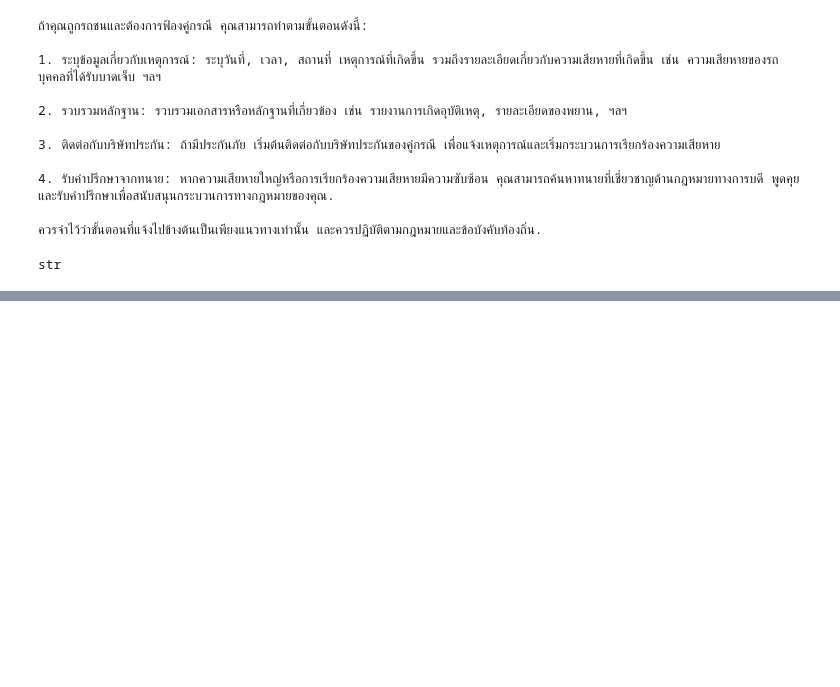
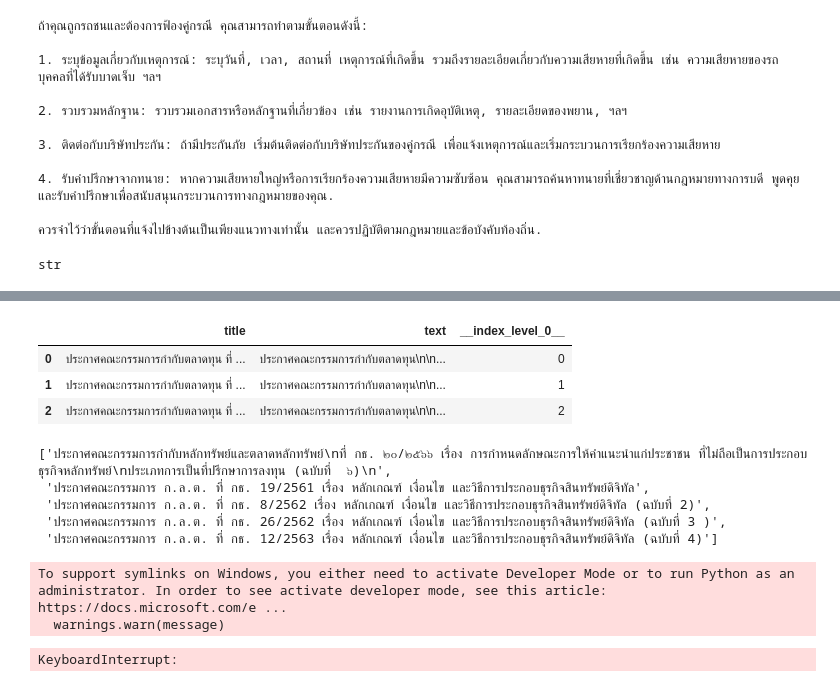
Before and after one commit to HikariJadeEmpire/LawDocuments-Chatbot, a Jupyter notebook: app/test.ipynb, the cells around one changed output, grey strips where cells are left out. Saved outputs shown, nothing was run; the diff lists cells and outputs as text; code cells hidden in the pictures; blank space fills up the shorter version.

```diff
--- a/app/test.ipynb
+++ b/app/test.ipynb
@@ -515,0 +520,4 @@ str
+# %%
+from datasets import load_dataset
+
+dataset = load_dataset("pythainlp/thailaw-v1.0", split='train')
@@ -515,0 +556,40 @@ str
+# %%
+df_pandas = dataset.to_pandas()
+df_pandas.head(3)
+# %% [output]
+|  | title | text | __index_level_0__ |
+| 0 | ประกาศคณะกรรมการกำกับตลาดทุน ที่ ... | ประกาศคณะกรรมการกํากับตลาดทุน\n\n... | 0 |
+| 1 | ประกาศคณะกรรมการกำกับตลาดทุน ที่ ... | ประกาศคณะกรรมการกํากับตลาดทุน\n\n... | 1 |
+| 2 | ประกาศคณะกรรมการกำกับตลาดทุน ที่ ... | ประกาศคณะกรรมการกํากับตลาดทุน\n\n... | 2 |
+# %%
+dataset['title'][85:90]
+# %% [output]
+['ประกาศคณะกรรมการกำกับหลักทรัพย์และตลาดหลักทรัพย์\nที่ กธ. ๒๐/๒๕๖๖ เรื่อง การกำหนดลักษณะการให้คำแนะนำแก่ประชาชน ที่ไม่ถือเป็นการประกอบธุรกิจหลักทรัพย์\nประเภทการเป็นที่ปรึกษาการลงทุน (ฉบับที่  ๖)\n',
+ 'ประกาศคณะกรรมการ ก.ล.ต. ที่ กธ. 19/2561 เรื่อง หลักเกณฑ์ เงื่อนไข และวิธีการประกอบธุรกิจสินทรัพย์ดิจิทัล',
+ 'ประกาศคณะกรรมการ ก.ล.ต. ที่ กธ. 8/2562 เรื่อง หลักเกณฑ์ เงื่อนไข และวิธีการประกอบธุรกิจสินทรัพย์ดิจิทัล (ฉบับที่ 2)',
+ 'ประกาศคณะกรรมการ ก.ล.ต. ที่ กธ. 26/2562 เรื่อง หลักเกณฑ์ เงื่อนไข และวิธีการประกอบธุรกิจสินทรัพย์ดิจิทัล (ฉบับที่ 3 )',
+ 'ประกาศคณะกรรมการ ก.ล.ต. ที่ กธ. 12/2563 เรื่อง หลักเกณฑ์ เงื่อนไข และวิธีการประกอบธุรกิจสินทรัพย์ดิจิทัล (ฉบับที่ 4)']
+# %%
+from sentence_transformers import SentenceTransformer, util
+
+model_e5 = 'intfloat/multilingual-e5-large'
+model_mpnet = "sentence-transformers/paraphrase-multilingual-mpnet-base-v2"
+model = SentenceTransformer(model_e5)
+
+# Two lists of sentences
+sentences1 = [
+    "เงื่อนไขการรับเงินบาทดิจิทัล"
+]
+
+sentences2 = dataset['text']
+
+# Compute embedding for both lists
+embeddings1 = model.encode(sentences1, convert_to_tensor=True)
+embeddings2 = model.encode(sentences2, convert_to_tensor=True)
+
+# Compute cosine-similarities
+cosine_scores = util.cos_sim(embeddings1, embeddings2)
+# %% [output]
+To support symlinks on Windows, you either need to activate Developer Mode or to run Python as an administrator. In order to see activate developer mode, see this article: https://docs.microsoft.com/e ...
+  warnings.warn(message)
+KeyboardInterrupt:
```
Also changed, not shown: parts of 5 cells of this notebook, 2 other files.
